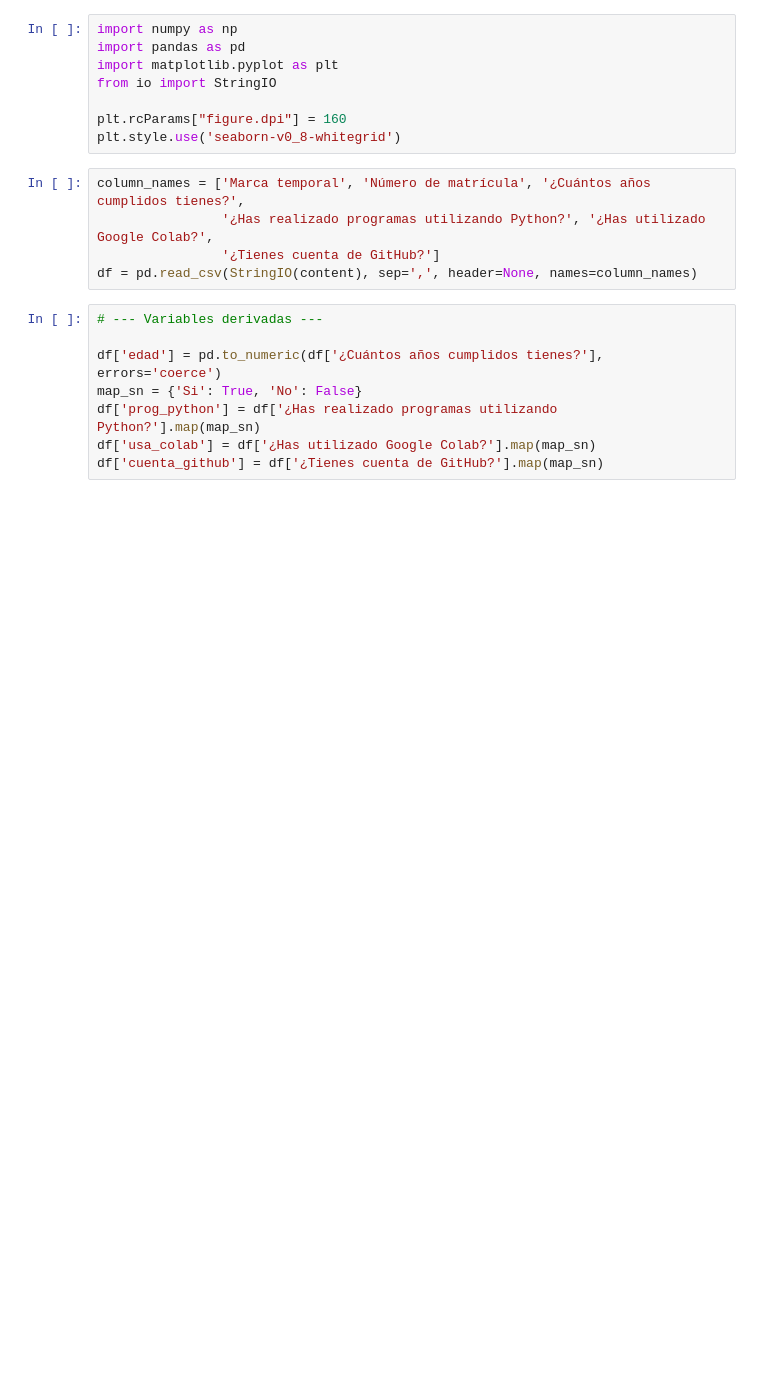
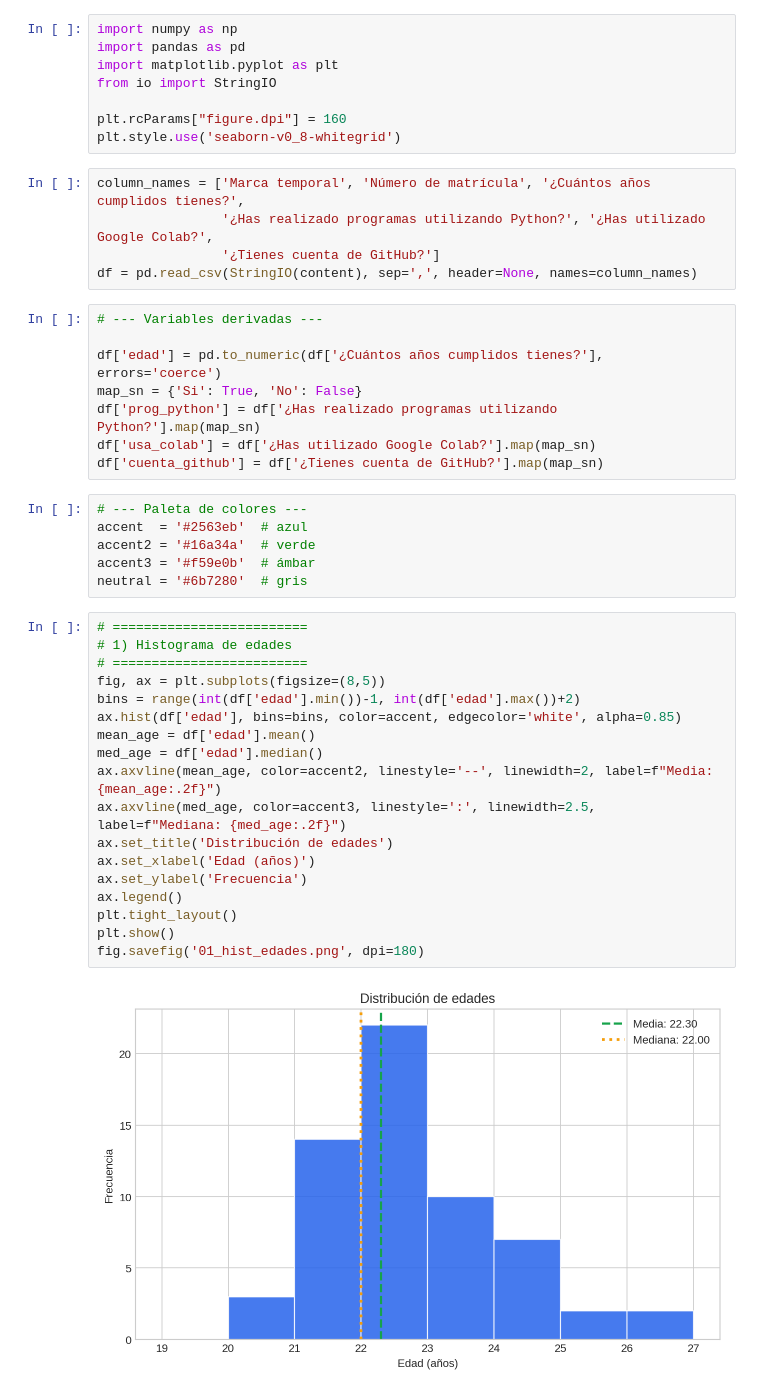
Before and after one commit to ErikDlrr/mineriaDeDatos, a Jupyter notebook: MineriaDeDatos2.ipynb, the cells around one changed output. Drawn from its saved outputs; the diff is of its cells as text; blank space fills up the shorter version.

```diff
--- a/MineriaDeDatos2.ipynb
+++ b/MineriaDeDatos2.ipynb
@@ -531,3 +531,29 @@ map_sn = {'Si': True, 'No': False}
 df['prog_python'] = df['¿Has realizado programas utilizando Python?'].map(map_sn)
 df['usa_colab'] = df['¿Has utilizado Google Colab?'].map(map_sn)
 df['cuenta_github'] = df['¿Tienes cuenta de GitHub?'].map(map_sn)
+# %%
+# --- Paleta de colores ---
+accent  = '#2563eb'  # azul
+accent2 = '#16a34a'  # verde
+accent3 = '#f59e0b'  # ámbar
+neutral = '#6b7280'  # gris
+# %%
+# =========================
+# 1) Histograma de edades
+# =========================
+fig, ax = plt.subplots(figsize=(8,5))
+bins = range(int(df['edad'].min())-1, int(df['edad'].max())+2)
+ax.hist(df['edad'], bins=bins, color=accent, edgecolor='white', alpha=0.85)
+mean_age = df['edad'].mean()
+med_age = df['edad'].median()
+ax.axvline(mean_age, color=accent2, linestyle='--', linewidth=2, label=f"Media: {mean_age:.2f}")
+ax.axvline(med_age, color=accent3, linestyle=':', linewidth=2.5, label=f"Mediana: {med_age:.2f}")
+ax.set_title('Distribución de edades')
+ax.set_xlabel('Edad (años)')
+ax.set_ylabel('Frecuencia')
+ax.legend()
+plt.tight_layout()
+plt.show()
+fig.savefig('01_hist_edades.png', dpi=180)
+# %% [output]
+[figure, added]
```
Also changed, not shown: parts of 13 cells of this notebook.
